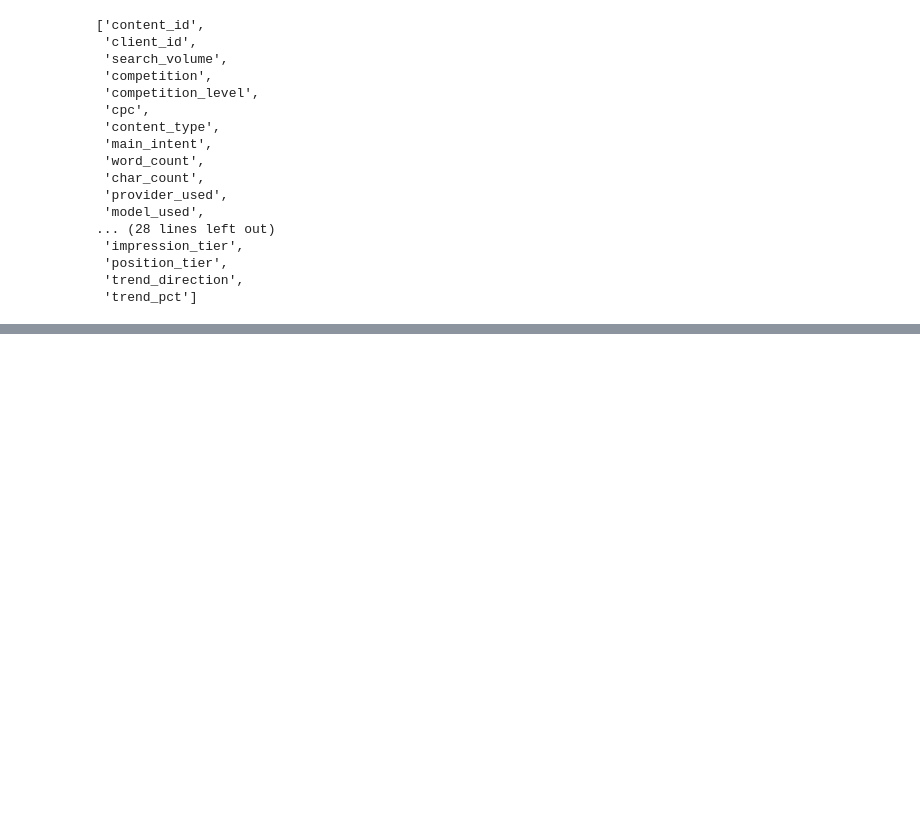
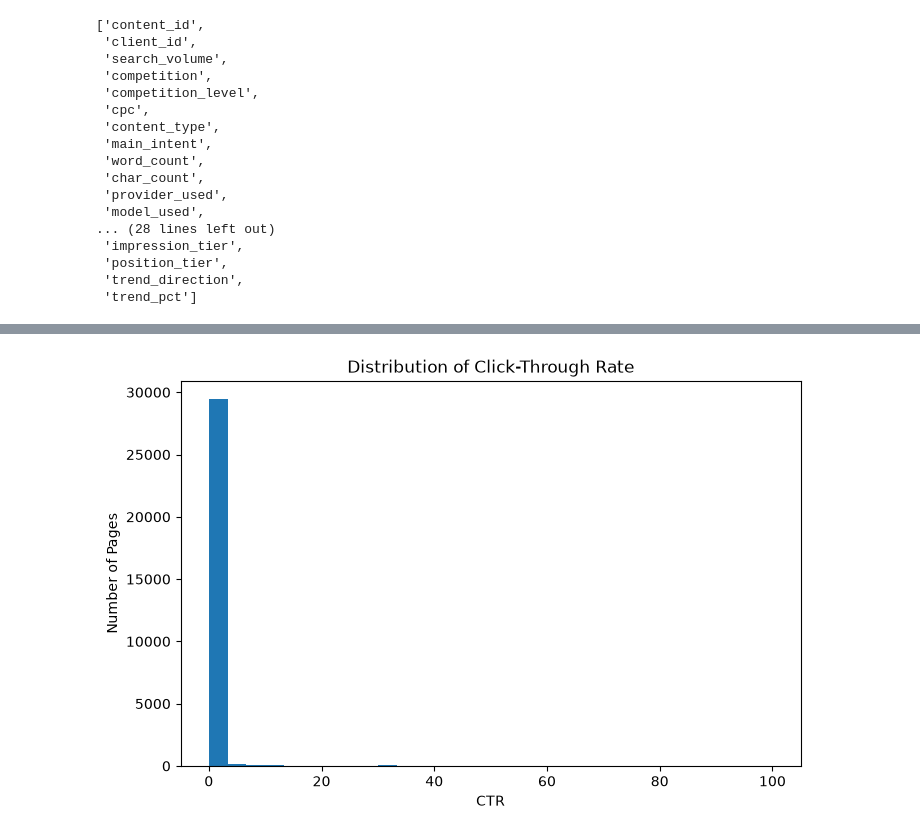
Before and after one commit to riteshy1526/flyrank-internship-ml, a Jupyter notebook: work/notebooks/capstone_refresh_scoring.ipynb, the cells around one changed output, grey strips where cells are left out. Cells and saved outputs as stored; diff of their text form; code cells hidden in the pictures; blank space fills up the shorter version.

```diff
--- a/work/notebooks/capstone_refresh_scoring.ipynb
+++ b/work/notebooks/capstone_refresh_scoring.ipynb
@@ -368,0 +414,14 @@ list(df.columns)
+# %%
+# Distribution of Click-Through Rate (CTR)
+
+plt.figure(figsize=(8,5))
+
+plt.hist(df["ctr"], bins=30)
+
+plt.title("Distribution of Click-Through Rate")
+plt.xlabel("CTR")
+plt.ylabel("Number of Pages")
+
+plt.show()
+# %% [output]
+[figure, added]
```
Also changed, not shown: parts of 21 cells of this notebook.
